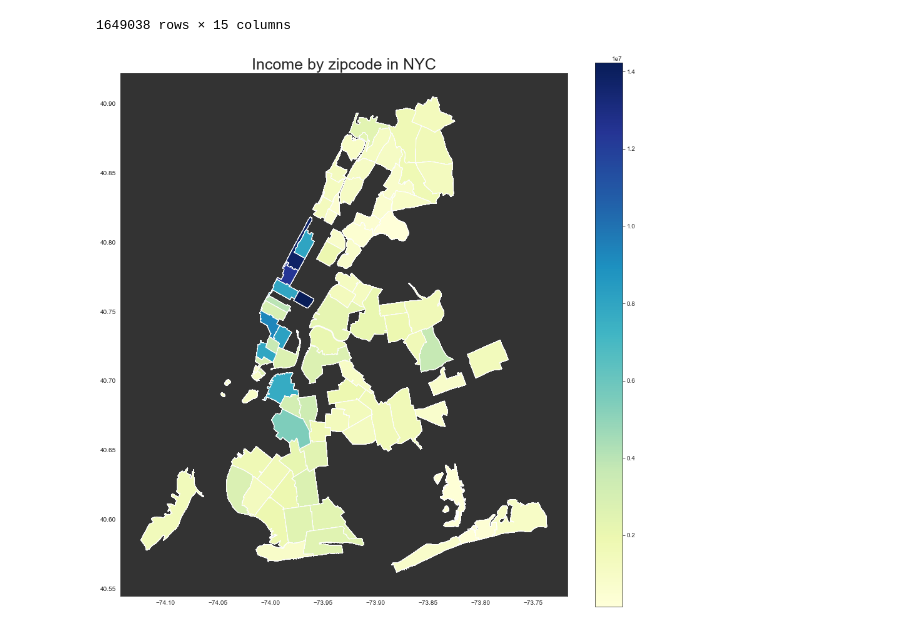
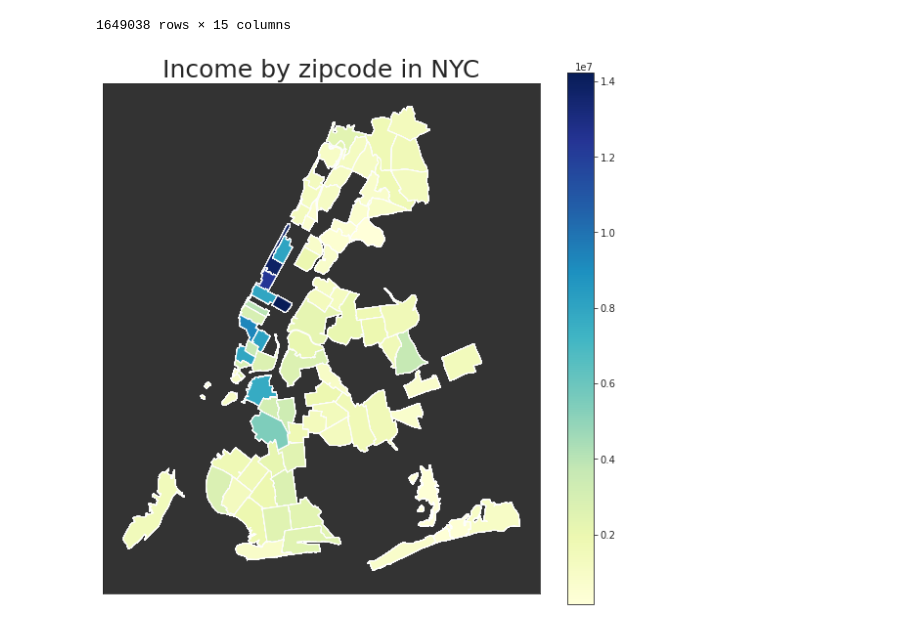
Before and after one commit to weizhao-BME/metis-project1, a Jupyter notebook: code/wtwy_figures_final.ipynb, the cells around one changed output. Drawn from its saved outputs; the diff is of its cells as text; code cells hidden in the pictures.

```diff
--- a/code/wtwy_figures_final.ipynb
+++ b/code/wtwy_figures_final.ipynb
@@ -263,12 +272,14 @@ df_turnstiles
 # %%
 df_agi_by_zipcode_map = map_agi_by_zipcode(df_turnstiles)
 # %%
-figure, ax = plt.subplots(figsize=(16, 16))
+figure, ax = plt.subplots(figsize=(10, 10))
 sns.set_style("white", {"axes.facecolor": ".2"})
+ax.grid(False)
+h = df_agi_by_zipcode_map.plot(axes=ax, column='ZIPCODE_AGI', legend=True, categorical=False, colormap="YlGnBu")
+h.set_xticklabels([])
+h.set_yticklabels([])
 
-ax.grid(False)
-df_agi_by_zipcode_map.plot(axes=ax, column='ZIPCODE_AGI', legend=True, categorical=False, colormap="YlGnBu")
 ax.set_title('Income by zipcode in NYC', fontsize=25)
-plt.savefig('manhattan_income.svg', dpi=300)
+plt.savefig('../figures/manhattan_income.svg', dpi=300)
 # %% [output]
-[figure, old version]
+[figure, new version]
```
Also changed, not shown: parts of 2 cells of this notebook, 7 other files.
